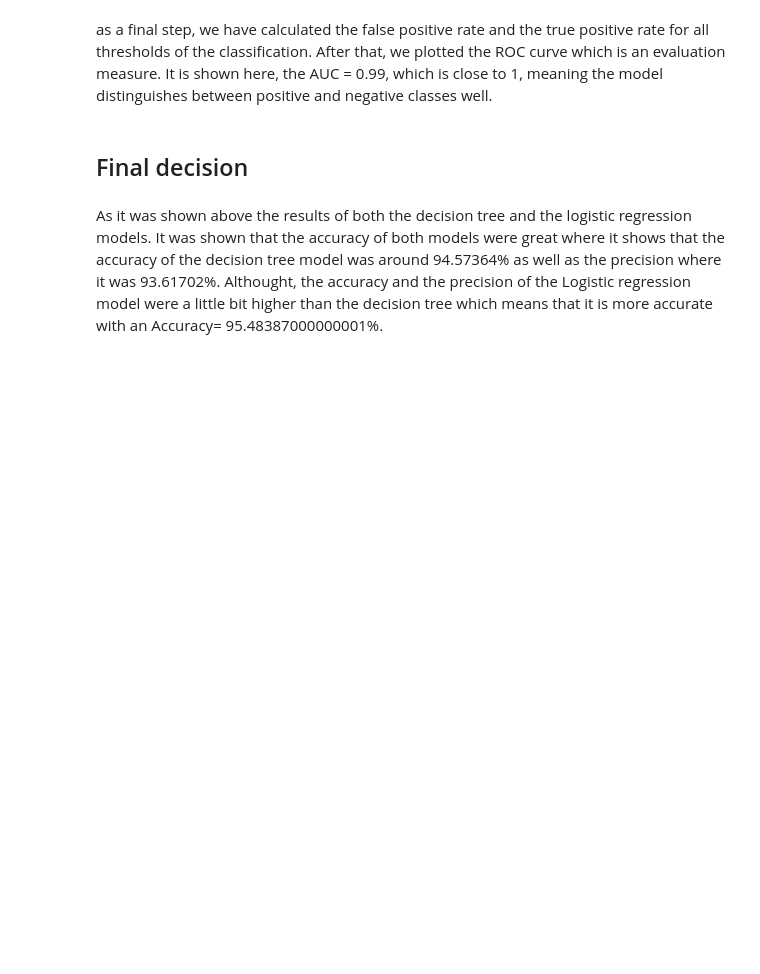
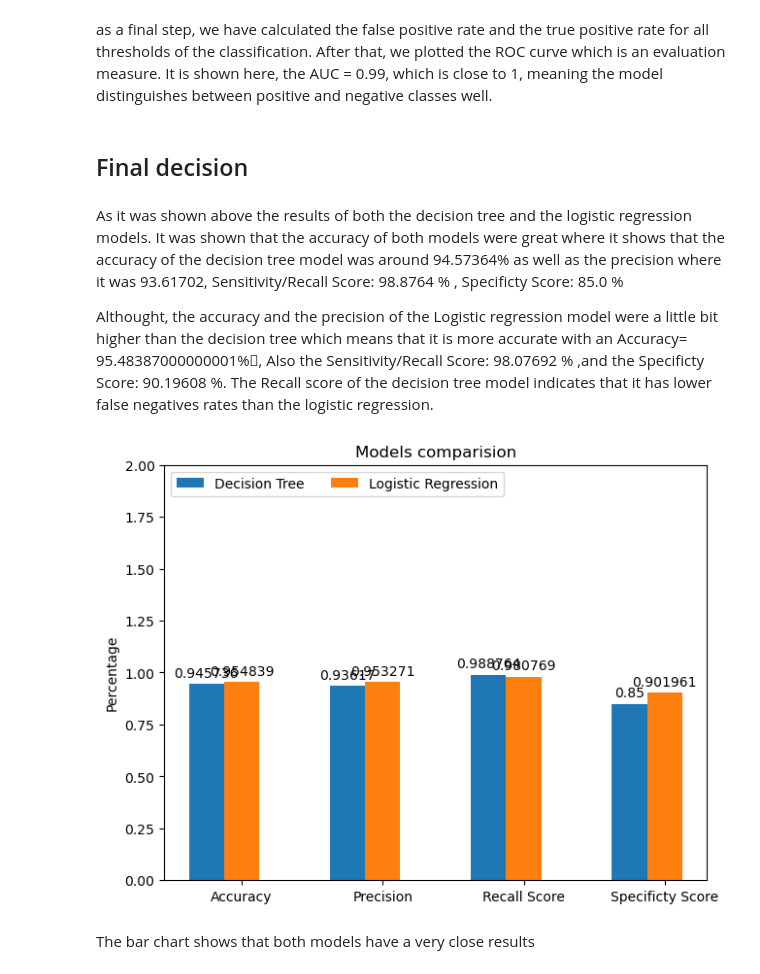
Before and after one commit to aljoharash/SWE485, a Jupyter notebook: Supervised learning/Phase 2 - Supervised Learning Algorithms.ipynb, the cells around one changed output. Drawn from its saved outputs; the diff is of its cells as text; code cells hidden in the pictures; blank space fills up the shorter version.

```diff
--- a/Supervised learning/Phase 2 - Supervised Learning Algorithms.ipynb
+++ b/Supervised learning/Phase 2 - Supervised Learning Algorithms.ipynb
@@ -262,27 +264,29 @@ For the next part, as we said in part 1(Decision Tree Algorithm). we will calcul
  For accuracy and the precision, we will also calculate the error rate. However, the specificity score does not have a predefined method in the library, therefore we will calculate the value ourselves using the confusion matrix variable we defined in the last step. The predefined methods will take three parameters. The first is the y_test, which will be the true positive. The second is the classifierPredicitions, which will be the false positive. Because our target value is a string, we had to add the pos_label variable and set it to 'Good' which is 1.
 # %%
 #We used this accuracy_score method in order to measure the accuracy and error rate and then converted the results to a percentage.
-accuracyScore = accuracy_score(y_test,y_pred).round(7)
-print('Accuracy:', accuracyScore *100, '%')
-print('Error rate for accuracy:', (1 - accuracyScore) *100 , '%' )
+accuracyScore2 = accuracy_score(y_test,y_pred).round(7)
+print('Accuracy:', accuracyScore2 *100, '%')
+print('Error rate for accuracy:', (1 - accuracyScore2) *100 , '%' )
 
 
 #We used this precision_score method in order to measure the precision and error rate and then converted the results to a percentage.
 print('-------------------------------')
-precisionScore = precision_score(y_test, y_pred, pos_label=1).round(7)
-print('Precision:', precisionScore *100, '%')
-print('Error rate for precision:', (1 - precisionScore) *100 , '%' )
+precisionScore2 = precision_score(y_test, y_pred, pos_label=1).round(7)
+print('Precision:', precisionScore2 *100, '%')
+print('Error rate for precision:', (1 - precisionScore2) *100 , '%' )
 
 
 #We used this recall_score method in order to measure the sensitivty/recall score.
 print('-------------------------------')
-print('Sensitivity/Recall Score:', recall_score(y_test, y_pred, pos_label=1).round(7) *100,'%')
+recallscore2= recall_score(y_test, y_pred, pos_label=1).round(7)
+print('Sensitivity/Recall Score:', recallscore2 *100,'%')
 
 
 
 #Since there is no predefined mehtod to calculate the specificty score in the 'sklearn.metrics' library, we called the values from the confusion matrix and applied the equation ourselves.
 print('-------------------------------')
-print('Specificty Score:', (cm[0,0]/ (cm[0,0] + cm[0,1])).round(7) *100, '%' )
+specifity2= (cm[0,0]/ (cm[0,0] + cm[0,1])).round(7)
+print('Specificty Score:', specifity2 *100, '%' )
 # %% [output]
 Accuracy: 95.48387000000001 %
 Error rate for accuracy: 4.516129999999996 %
@@ -337,5 +341,42 @@ as a final step, we have calculated the false positive rate and the true positiv
 # %% [markdown]
 ## Final decision
 # %% [markdown]
-As it was shown above the results of both the decision tree and the logistic regression models. It was shown that the accuracy of both models were great where it shows that the accuracy of the decision tree model was around 94.57364% as well as the precision where it was 93.61702%. </br>
-Althought, the accuracy and the precision of the Logistic regression model were a little bit higher than the decision tree which means that it is more accurate with an Accuracy= 95.48387000000001%.
+As it was shown above the results of both the decision tree and the logistic regression models. It was shown that the accuracy of both models were great where it shows that the accuracy of the decision tree model was around 94.57364% as well as the precision where it was 93.61702, Sensitivity/Recall Score: 98.8764 %
+, Specificty Score: 85.0 % </br>
+
+Althought, the accuracy and the precision of the Logistic regression model were a little bit higher than the decision tree which means that it is more accurate with an Accuracy= 95.48387000000001%,ِ Also the Sensitivity/Recall Score: 98.07692 %
+,and the Specificty Score: 90.19608 %.</br>
+The Recall score of the decision tree model indicates that it has lower false negatives rates than the logistic regression.
+# %%
+# data from https://allisonhorst.github.io/palmerpenguins/
+
+compare = ("Accuracy", "Precision", "Recall Score", "Specificty Score" )
+models = {
+    'Decision Tree': (accuracyScore, precisionScore, recallscore, specifity),
+    'Logistic Regression': (accuracyScore2, precisionScore2, recallscore2, specifity2),
+}
+
+x = np.arange(len(compare))  # the label locations
+width = 0.25  # the width of the bars
+multiplier = 0
+
+fig, ax = plt.subplots(layout='constrained')
+
+for attribute, measurement in models.items():
+    offset = width * multiplier
+    rects = ax.bar(x + offset, measurement, width, label=attribute)
+    ax.bar_label(rects, padding=3)
+    multiplier += 1
+
+# Add some text for labels, title and custom x-axis tick labels, etc.
+ax.set_ylabel('Percentage')
+ax.set_title('Models comparision')
+ax.set_xticks(x + width, compare)
+ax.legend(loc='upper left', ncol=3)
+ax.set_ylim(0, 2)
+
+plt.show()
+# %% [output]
+[figure, added]
+# %% [markdown]
+The bar chart shows that both models have a very close results
```
Also changed, not shown: parts of 1 cell of this notebook.
